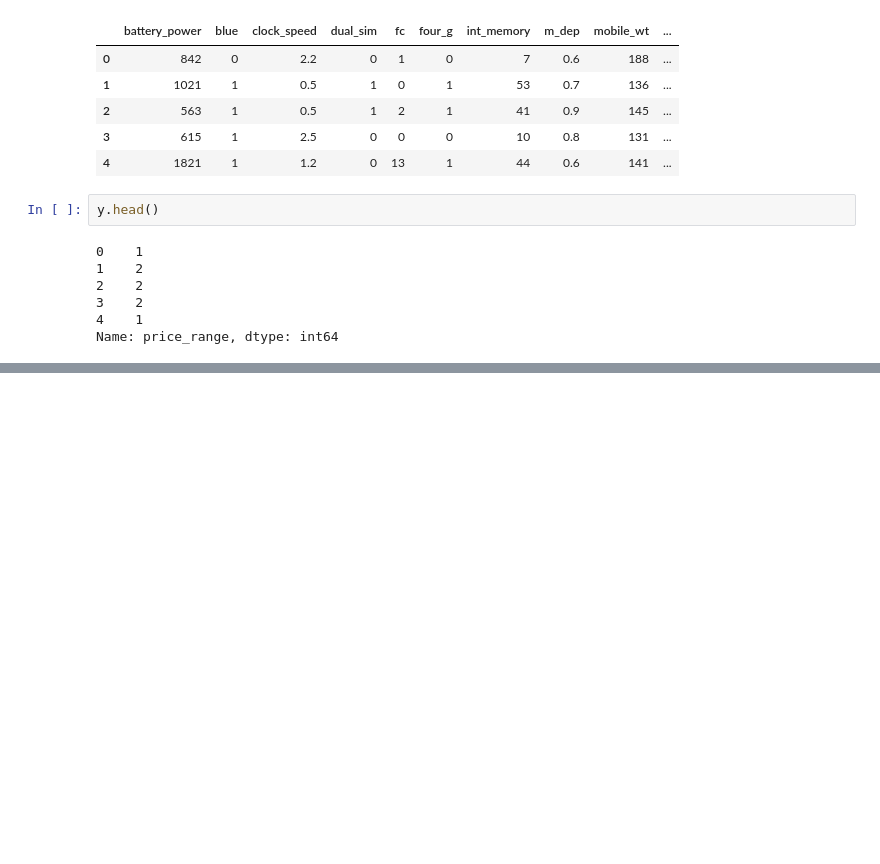
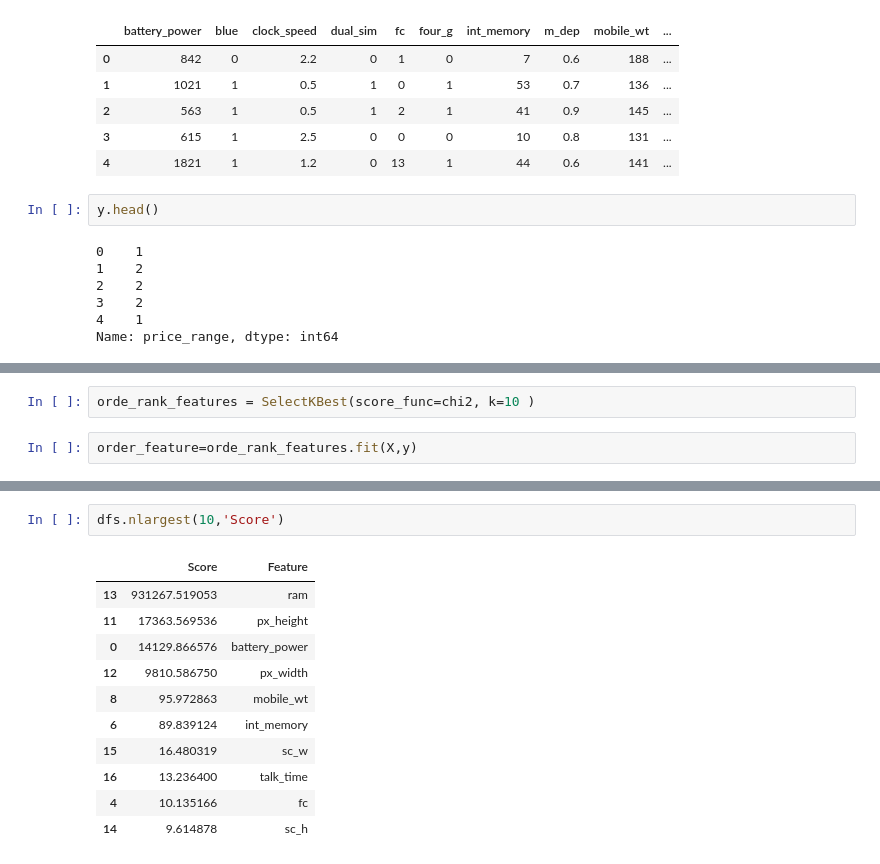
Before and after one commit to mayurimamdi/MobilePricePred, a Jupyter notebook: notebook/EDA.ipynb, the cells around one changed output, grey strips where cells are left out. Drawn from its saved outputs; the diff is of its cells as text; blank space fills up the shorter version.

```diff
--- a/notebook/EDA.ipynb
+++ b/notebook/EDA.ipynb
@@ -38,0 +46,4 @@ Name: price_range, dtype: int64
+# %%
+orde_rank_features = SelectKBest(score_func=chi2, k=10 )
+# %%
+order_feature=orde_rank_features.fit(X,y)
@@ -38,0 +92,14 @@ Name: price_range, dtype: int64
+# %%
+dfs.nlargest(10,'Score')
+# %% [output]
+|  | Score | Feature |
+| 13 | 931267.519053 | ram |
+| 11 | 17363.569536 | px_height |
+| 0 | 14129.866576 | battery_power |
+| 12 | 9810.586750 | px_width |
+| 8 | 95.972863 | mobile_wt |
+| 6 | 89.839124 | int_memory |
+| 15 | 16.480319 | sc_w |
+| 16 | 13.236400 | talk_time |
+| 4 | 10.135166 | fc |
+| 14 | 9.614878 | sc_h |
```
Also changed, not shown: parts of 12 cells of this notebook.
